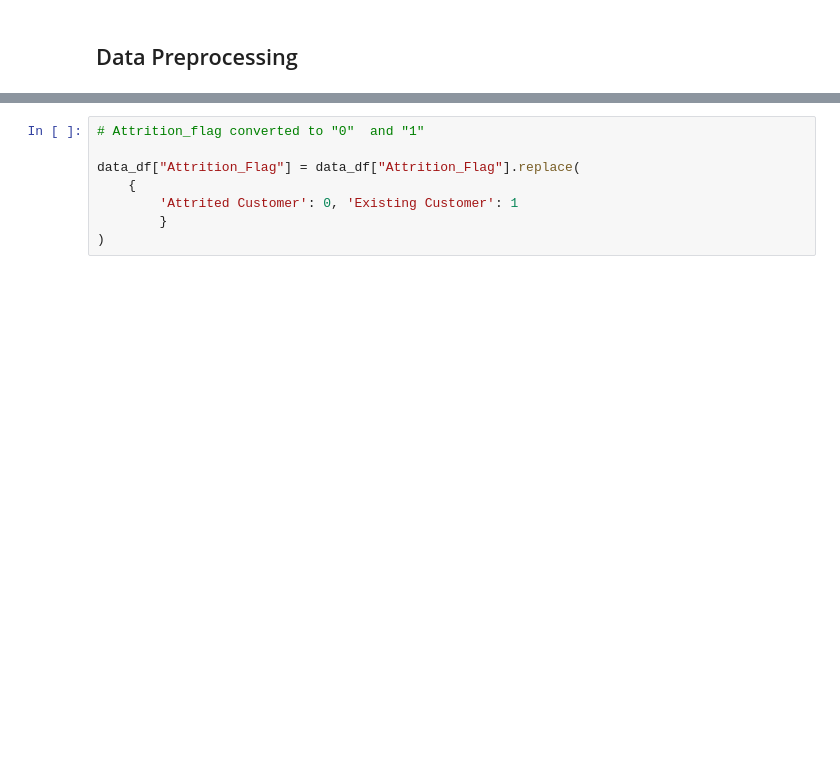
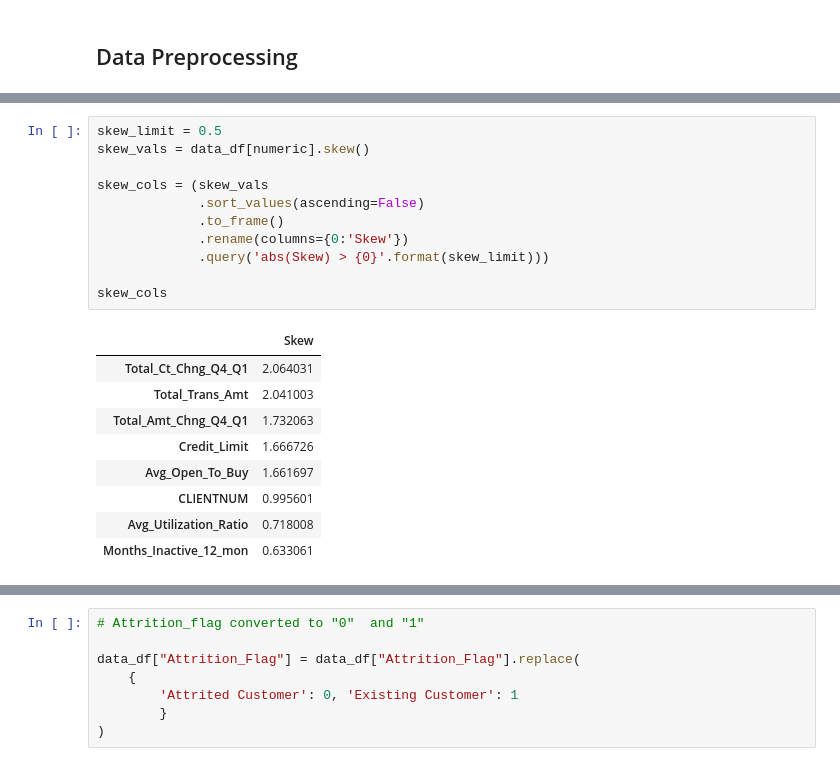
Before and after one commit to Msdot001/Customer-Churn-Prediction, a Jupyter notebook: Preprocess/preprocess.ipynb, the cells around one changed output, grey strips where cells are left out. Saved outputs shown, nothing was run; the diff lists cells and outputs as text; blank space fills up the shorter version.

```diff
--- a/Preprocess/preprocess.ipynb
+++ b/Preprocess/preprocess.ipynb
@@ -166,0 +203,21 @@ Index(['Card_Category'], dtype='object')
+# %%
+skew_limit = 0.5
+skew_vals = data_df[numeric].skew()
+
+skew_cols = (skew_vals
+             .sort_values(ascending=False)
+             .to_frame()
+             .rename(columns={0:'Skew'})
+             .query('abs(Skew) > {0}'.format(skew_limit)))
+
+skew_cols
+# %% [output]
+|  | Skew |
+| Total_Ct_Chng_Q4_Q1 | 2.064031 |
+| Total_Trans_Amt | 2.041003 |
+| Total_Amt_Chng_Q4_Q1 | 1.732063 |
+| Credit_Limit | 1.666726 |
+| Avg_Open_To_Buy | 1.661697 |
+| CLIENTNUM | 0.995601 |
+| Avg_Utilization_Ratio | 0.718008 |
+| Months_Inactive_12_mon | 0.633061 |
```
Also changed, not shown: parts of 12 cells of this notebook.
